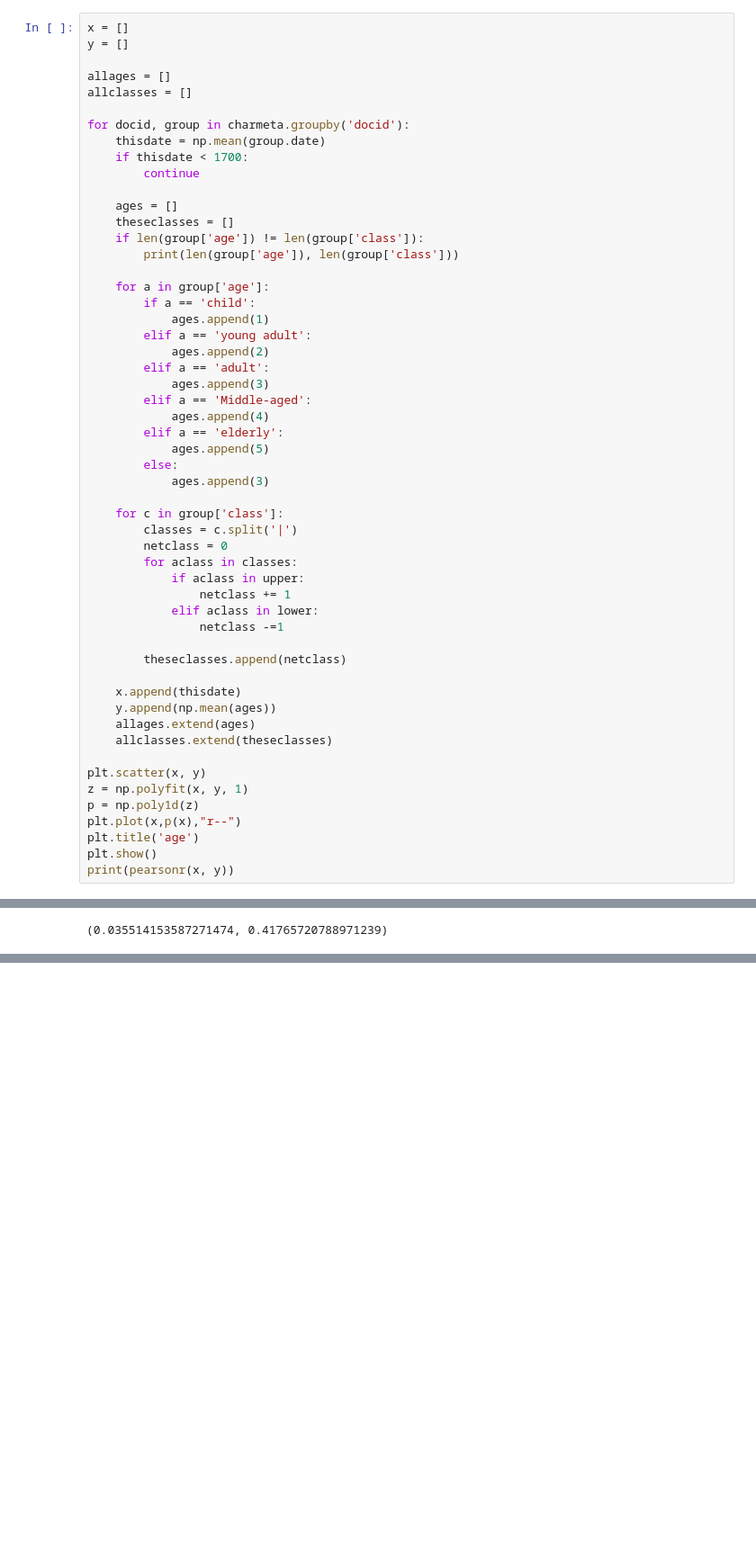
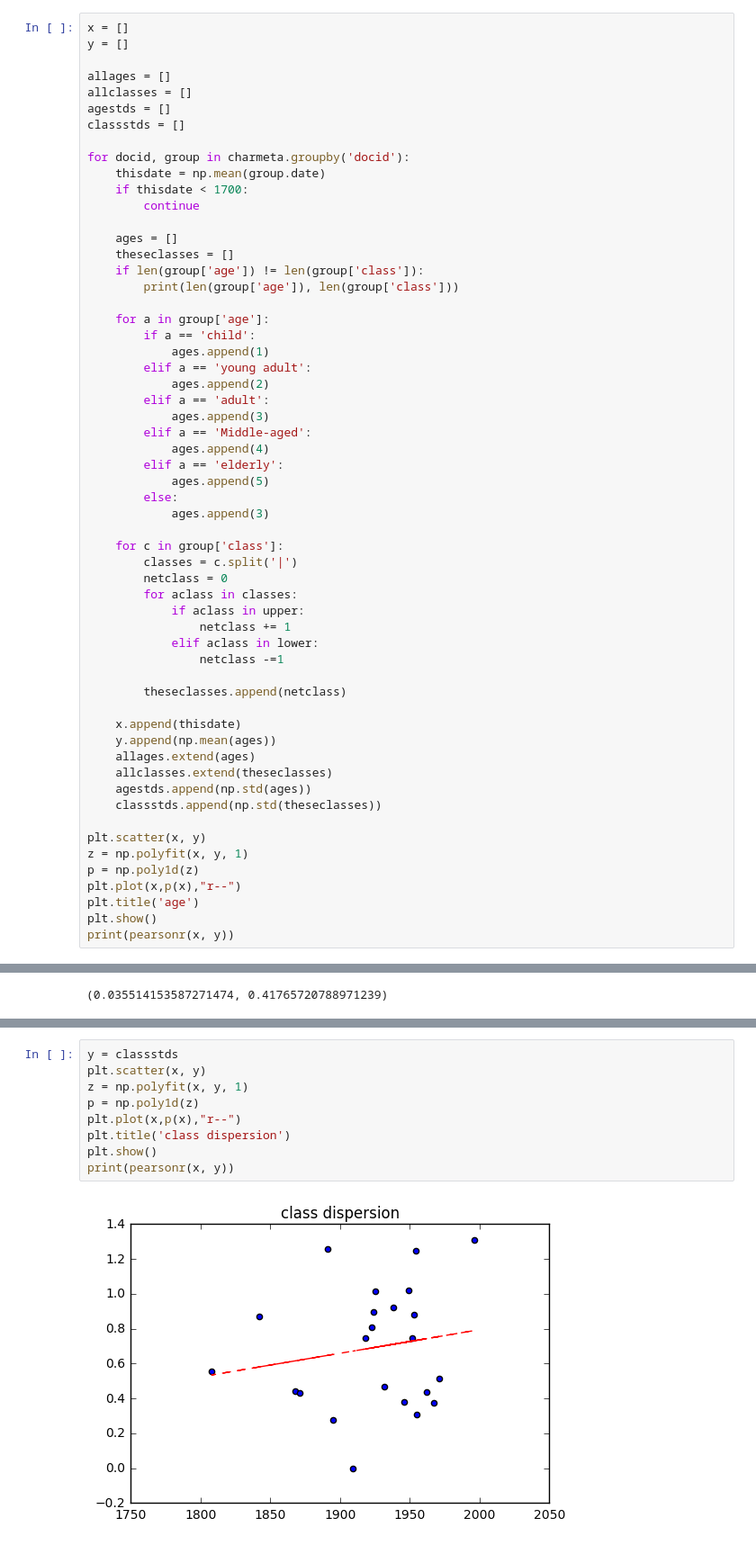
Before and after one commit to afcarl/class, a Jupyter notebook: analysis/initialanalysis.ipynb, the cells around one changed output, grey strips where cells are left out. Shown at 90% size. Drawn from its saved outputs; the diff is of its cells as text; blank space fills up the shorter version.

```diff
--- a/analysis/initialanalysis.ipynb
+++ b/analysis/initialanalysis.ipynb
@@ -347,6 +347,8 @@ y = []
 
 allages = []
 allclasses = []
+agestds = []
+classstds = []
 
 for docid, group in charmeta.groupby('docid'):
     thisdate = np.mean(group.date)
@@ -387,6 +389,8 @@ for docid, group in charmeta.groupby('docid'):
     y.append(np.mean(ages))
     allages.extend(ages)
     allclasses.extend(theseclasses)
+    agestds.append(np.std(ages))
+    classstds.append(np.std(theseclasses))
 
 plt.scatter(x, y)
 z = np.polyfit(x, y, 1)
@@ -410,0 +419,11 @@ pearsonr(allages, allclasses)
+# %%
+y = classstds
+plt.scatter(x, y)
+z = np.polyfit(x, y, 1)
+p = np.poly1d(z)
+plt.plot(x,p(x),"r--")
+plt.title('class dispersion')
+plt.show()
+print(pearsonr(x, y))
+# %% [output]
+[figure, added]
```
Also changed, not shown: parts of 5 cells of this notebook, 1 other file.
